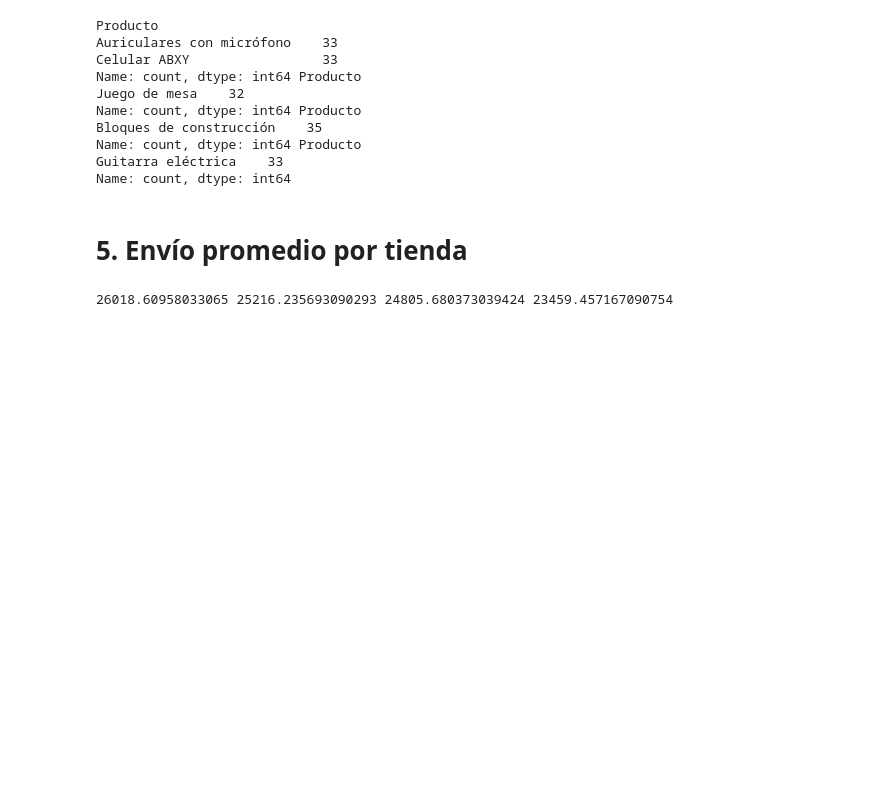
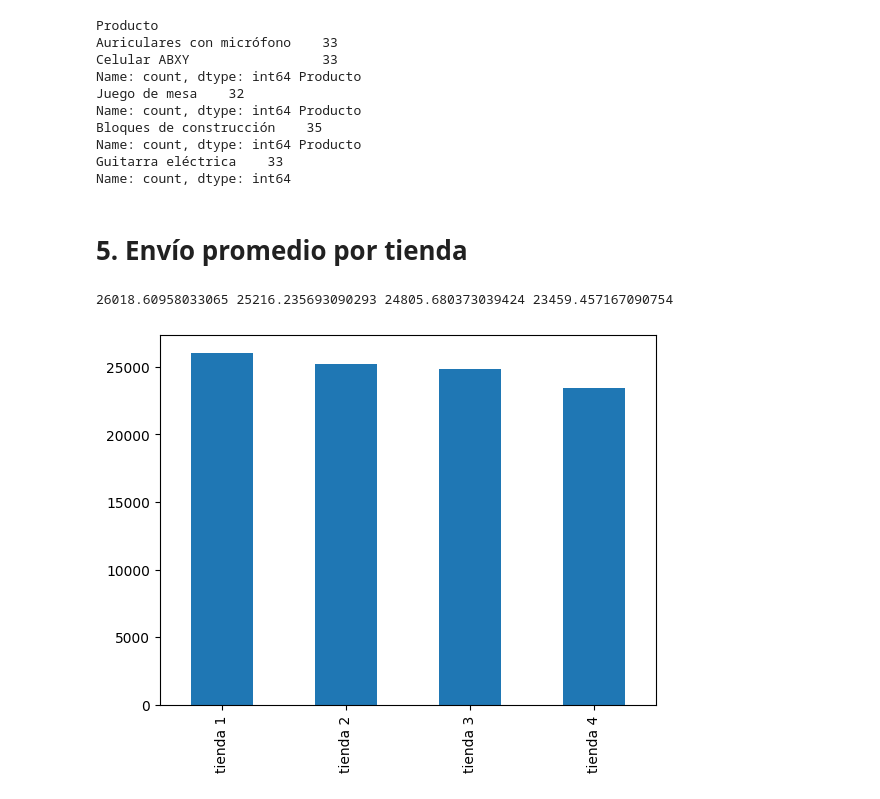
Before and after one commit to NicoPerotto/challenge1-data-science-latam, a Jupyter notebook: alurastorelatam.ipynb, the cells around one changed output. Drawn from its saved outputs; the diff is of its cells as text; code cells hidden in the pictures; blank space fills up the shorter version.

```diff
--- a/alurastorelatam.ipynb
+++ b/alurastorelatam.ipynb
@@ -128,10 +135,18 @@ Name: count, dtype: int64
 # %% [markdown]
 # 5. Envío promedio por tienda
 # %%
-envio_tienda1 = tienda['Costo de envío'].mean()
+envio_tienda1 = tienda1['Costo de envío'].mean()
 envio_tienda2 = tienda2['Costo de envío'].mean()
 envio_tienda3 = tienda3['Costo de envío'].mean()
 envio_tienda4 = tienda4['Costo de envío'].mean()
+
+envio_tiendas = pd.Series({'tienda 1': envio_tienda1,
+                   'tienda 2': envio_tienda2,
+                   'tienda 3': envio_tienda3,
+                   'tienda 4': envio_tienda4})
 print(envio_tienda1, envio_tienda2, envio_tienda3, envio_tienda4)
+envio_tiendas.plot(kind='bar')
+plt.show()
 # %% [output]
 26018.60958033065 25216.235693090293 24805.680373039424 23459.457167090754
+[figure, added]
```
Also changed, not shown: parts of 13 cells of this notebook.
